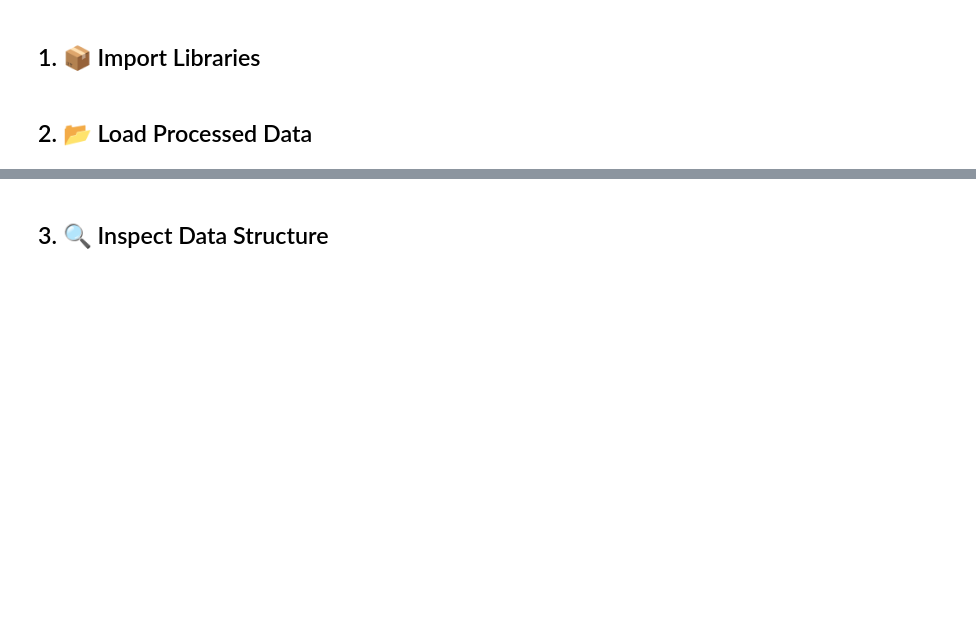
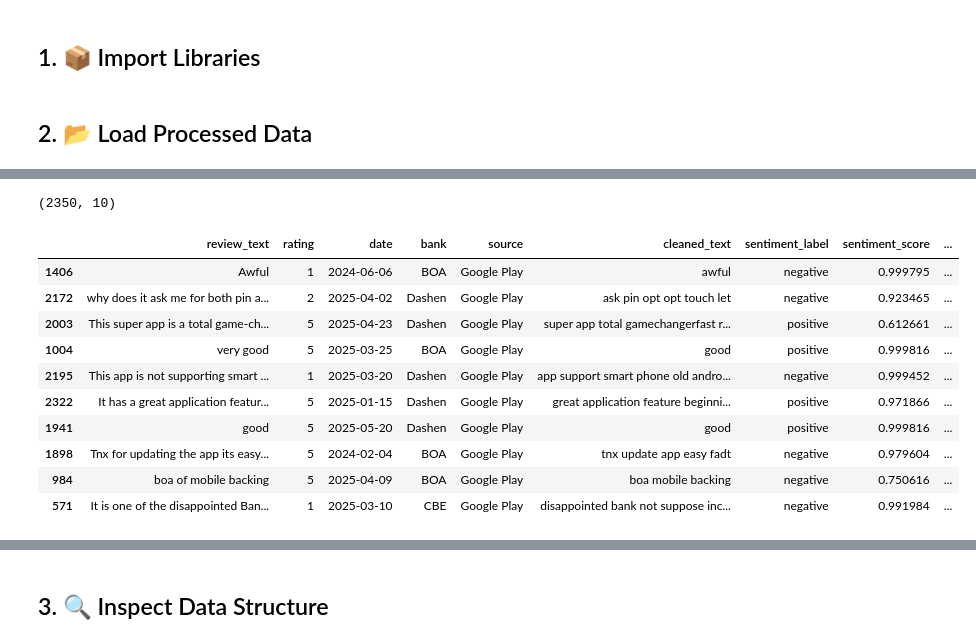
Before and after one commit to Teshager21/customer-experience-analytics-for-fintech-apps, a Jupyter notebook: notebooks/sentiments/sentiment_thematic_analysis_v1.ipynb, the cells around one changed output, grey strips where cells are left out. Saved outputs shown, nothing was run; the diff lists cells and outputs as text; code cells hidden in the pictures; blank space fills up the shorter version.

```diff
--- a/notebooks/sentiments/sentiment_thematic_analysis_v1.ipynb
+++ b/notebooks/sentiments/sentiment_thematic_analysis_v1.ipynb
@@ -30,3 +33,22 @@ df.head()
+# %%
+#size of data
+df.shape
+# %% [output]
+(2350, 10)
+# %%
+df.sample(10)
+# %% [output]
+|  | review_text | rating | date | bank | source | cleaned_text | sentiment_label | sentiment_score | ... |
+| 1406 | Awful | 1 | 2024-06-06 | BOA | Google Play | awful | negative | 0.999795 | ... |
+| 2172 | why does it ask me for both pin a... | 2 | 2025-04-02 | Dashen | Google Play | ask pin opt opt touch let | negative | 0.923465 | ... |
+| 2003 | This super app is a total game-ch... | 5 | 2025-04-23 | Dashen | Google Play | super app total gamechangerfast r... | positive | 0.612661 | ... |
+| 1004 | very good | 5 | 2025-03-25 | BOA | Google Play | good | positive | 0.999816 | ... |
+| 2195 | This app is not supporting smart ... | 1 | 2025-03-20 | Dashen | Google Play | app support smart phone old andro... | negative | 0.999452 | ... |
+| 2322 | It has a great application featur... | 5 | 2025-01-15 | Dashen | Google Play | great application feature beginni... | positive | 0.971866 | ... |
+| 1941 | good | 5 | 2025-05-20 | Dashen | Google Play | good | positive | 0.999816 | ... |
+| 1898 | Tnx for updating the app its easy... | 5 | 2024-02-04 | BOA | Google Play | tnx update app easy fadt | negative | 0.979604 | ... |
+| 984 | boa of mobile backing | 5 | 2025-04-09 | BOA | Google Play | boa mobile backing | negative | 0.750616 | ... |
+| 571 | It is one of the disappointed Ban... | 1 | 2025-03-10 | CBE | Google Play | disappointed bank not suppose inc... | negative | 0.991984 | ... |
 # %%
 # instatiate the sentiment theme visualizer
 viz = SentimentThemeVisualizer("../../data/outputs/sentiment_theme_output.csv")
```
Also changed, not shown: parts of 14 cells of this notebook, 3 other files.
